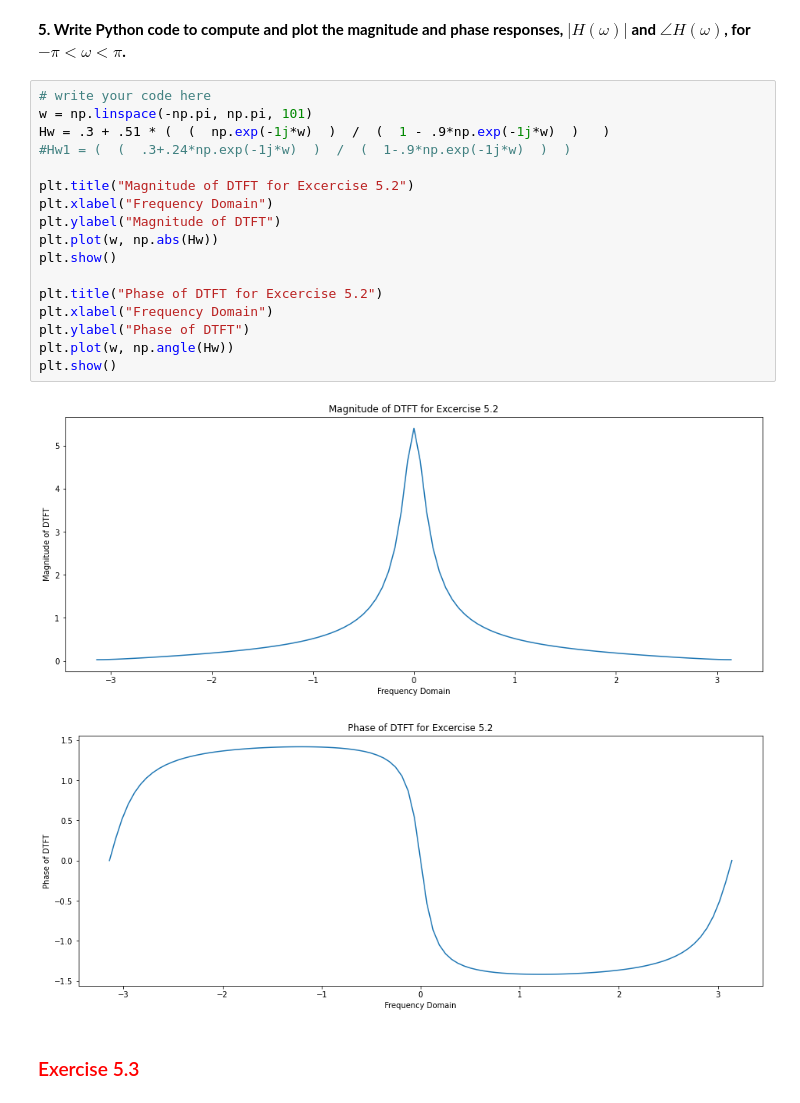
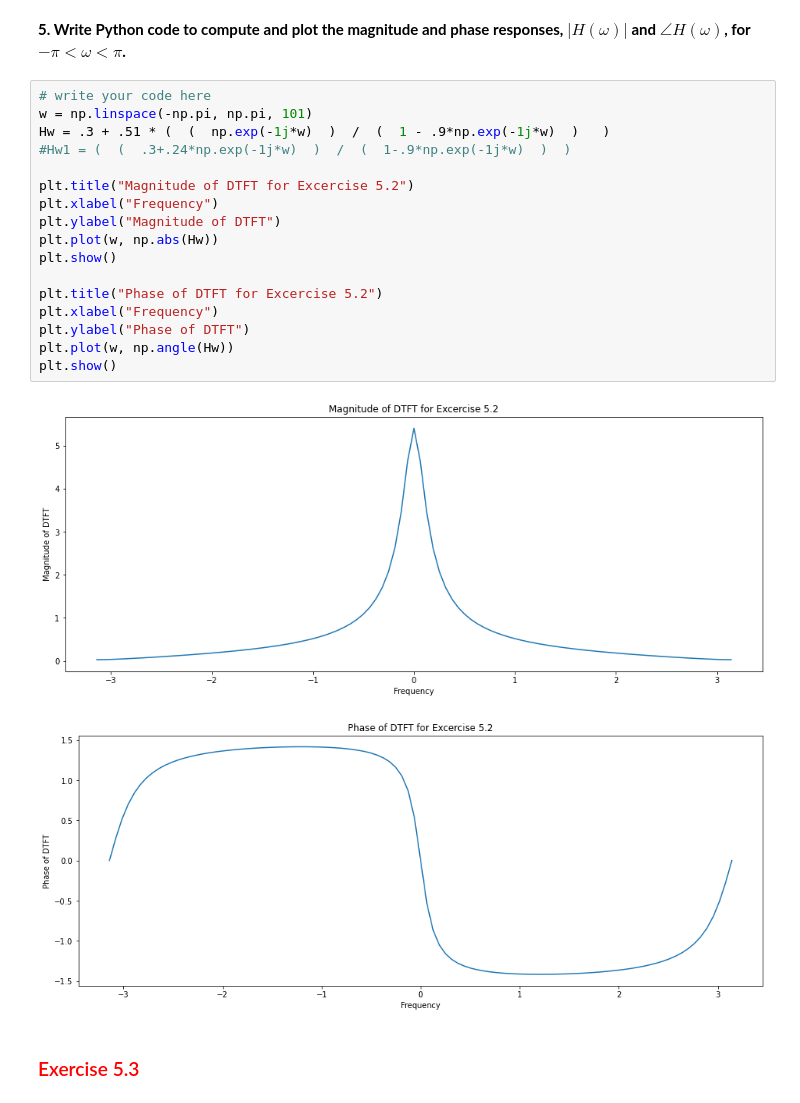
Before and after one commit to cdavin2/dsp_lab03, a Jupyter notebook: lab03_final_report.ipynb, the cells around one changed output. Cells and saved outputs as stored; diff of their text form.

```diff
--- a/lab03_final_report.ipynb
+++ b/lab03_final_report.ipynb
@@ -281,23 +285,23 @@ Note: Q3 and Q4 do not look the same. I checked that they are equal by using Pyt
 # %%
 # write your code here
 w = np.linspace(-np.pi, np.pi, 101)
 Hw = .3 + .51 * (  (  np.exp(-1j*w)  )  /  (  1 - .9*np.exp(-1j*w)  )   )
 #Hw1 = (  (  .3+.24*np.exp(-1j*w)  )  /  (  1-.9*np.exp(-1j*w)  )  )
 
 plt.title("Magnitude of DTFT for Excercise 5.2")
-plt.xlabel("Frequency Domain")
+plt.xlabel("Frequency")
 plt.ylabel("Magnitude of DTFT")
 plt.plot(w, np.abs(Hw))
 plt.show()
 
 plt.title("Phase of DTFT for Excercise 5.2")
-plt.xlabel("Frequency Domain")
+plt.xlabel("Frequency")
 plt.ylabel("Phase of DTFT")
 plt.plot(w, np.angle(Hw))
 plt.show()
 # %% [output]
-[figure, old version]
+[figure, new version]
-[figure, old version]
+[figure, new version]
 # %% [markdown]
 <h3 style="color:red;"><left>Exercise 5.3</left></h3>
 # %% [markdown]
```
Also changed, not shown: parts of 22 cells of this notebook.
